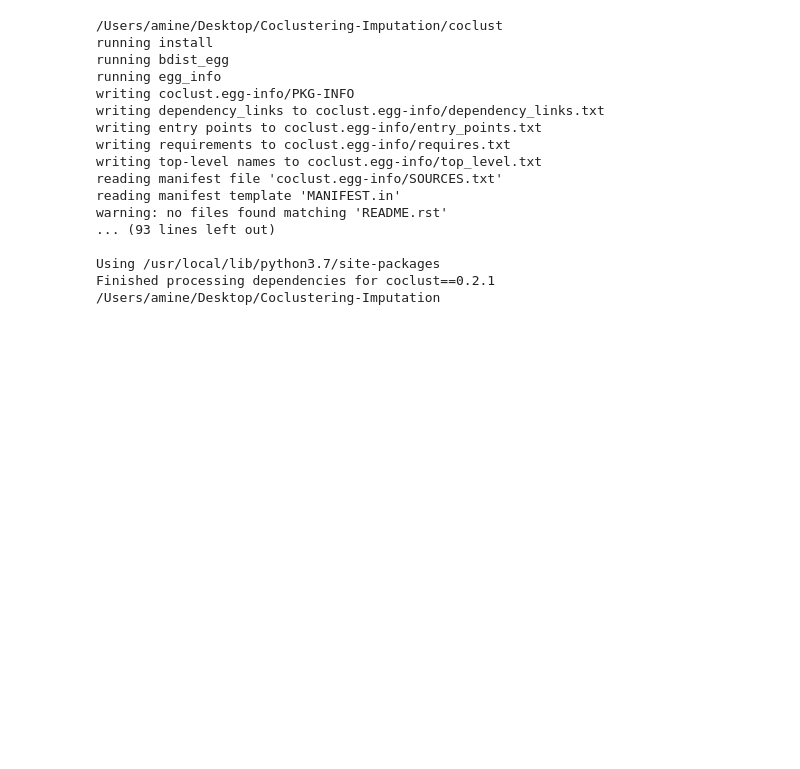
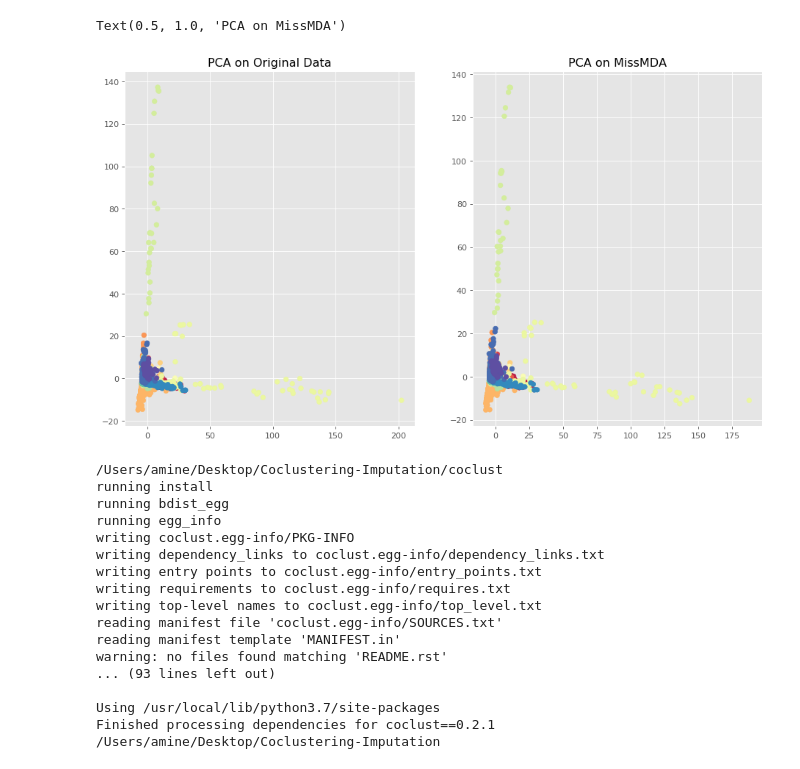
Before and after one commit to AmineFrj/Coclustering-Imputation, a Jupyter notebook: Project.ipynb, the cells around one changed output. Saved outputs shown, nothing was run; the diff lists cells and outputs as text; code cells hidden in the pictures; blank space fills up the shorter version.

```diff
--- a/Project.ipynb
+++ b/Project.ipynb
@@ -153,3 +152,17 @@ print(model.Z[0:10,:].todense())
+# %%
+figure(num=None, figsize=(14, 8), dpi=80, facecolor='w', edgecolor='k')
+color = WebACE['gnd'][:,0]
+## Isomap
+subplot(1, 2, 1)
+scatter(pca_orig[:,0], pca_orig[:,1], c=color, cmap=plt.cm.Spectral)
+title('PCA on Original Data')
+## PCA
+subplot(1, 2, 2)
+scatter(pca_miss[:,0], pca_miss[:,1], c=color, cmap=plt.cm.Spectral)
+title('PCA on MissMDA')
+# %% [output]
+Text(0.5, 1.0, 'PCA on MissMDA')
+[figure, added]
 # %%
 %cd coclust
 #!os.chdir('./coclust')
```
Also changed, not shown: parts of 19 cells of this notebook, 4 other files.
